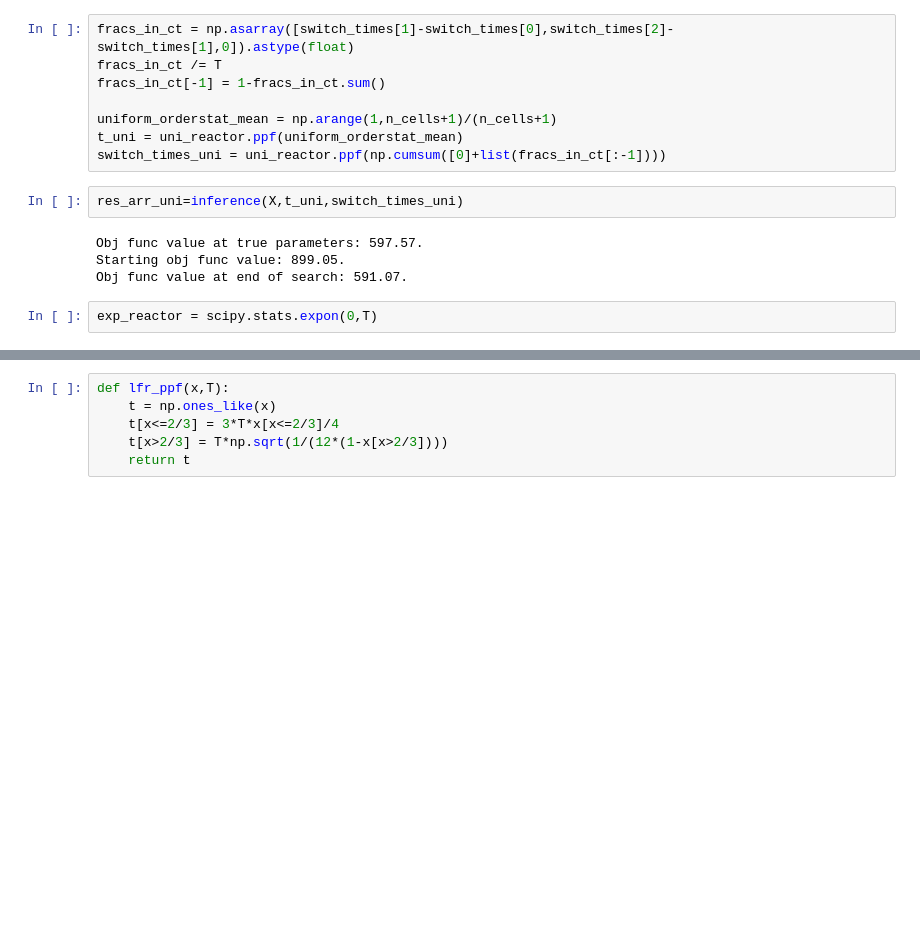
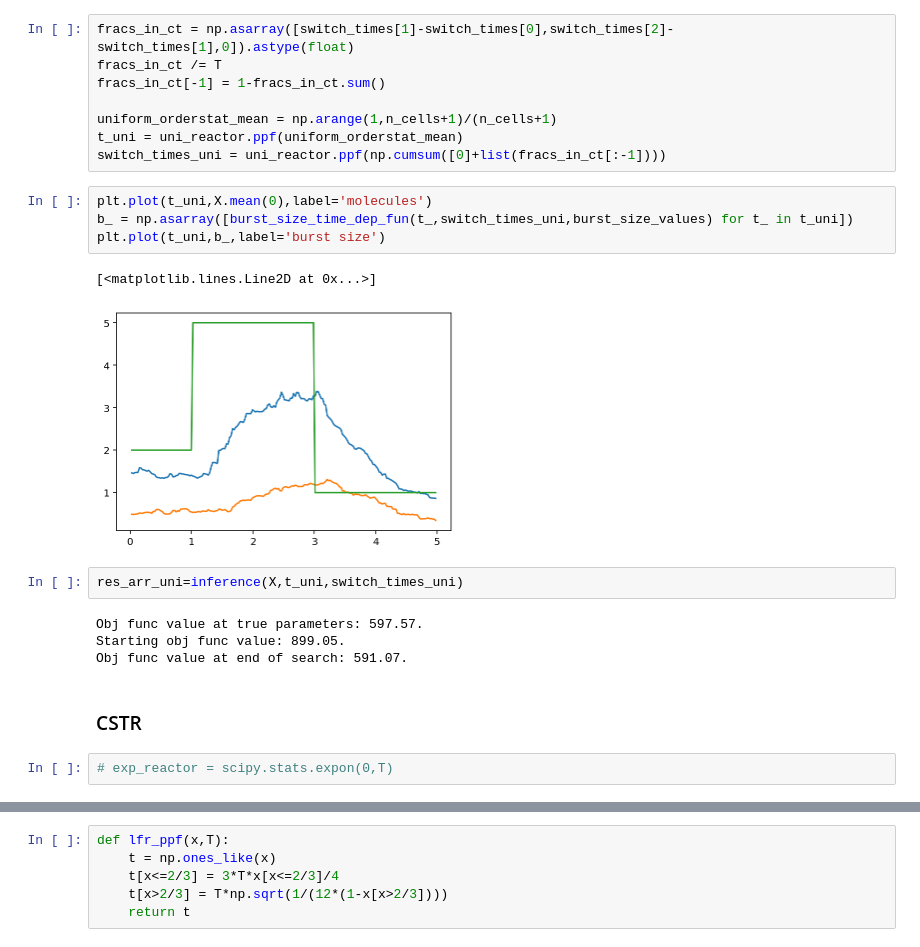
Before and after one commit to pachterlab/GVP_2023, a Jupyter notebook: gg230119_reactors.ipynb, the cells around one changed output, grey strips where cells are left out. Drawn from its saved outputs; the diff is of its cells as text; blank space fills up the shorter version.

```diff
--- a/gg230119_reactors.ipynb
+++ b/gg230119_reactors.ipynb
@@ -919,11 +904,20 @@ fracs_in_ct[-1] = 1-fracs_in_ct.sum()
 uniform_orderstat_mean = np.arange(1,n_cells+1)/(n_cells+1)
 t_uni = uni_reactor.ppf(uniform_orderstat_mean)
 switch_times_uni = uni_reactor.ppf(np.cumsum([0]+list(fracs_in_ct[:-1])))
+# %%
+plt.plot(t_uni,X.mean(0),label='molecules')
+b_ = np.asarray([burst_size_time_dep_fun(t_,switch_times_uni,burst_size_values) for t_ in t_uni])
+plt.plot(t_uni,b_,label='burst size')
+# %% [output]
+[<matplotlib.lines.Line2D at 0x...>]
+[figure, added]
 # %%
 res_arr_uni=inference(X,t_uni,switch_times_uni)
 # %% [output]
 Obj func value at true parameters: 597.57.
 Starting obj func value: 899.05.
 Obj func value at end of search: 591.07.
+# %% [markdown]
+### CSTR
 # %%
-exp_reactor = scipy.stats.expon(0,T)
+# exp_reactor = scipy.stats.expon(0,T)
```
Also changed, not shown: parts of 17 cells of this notebook.
